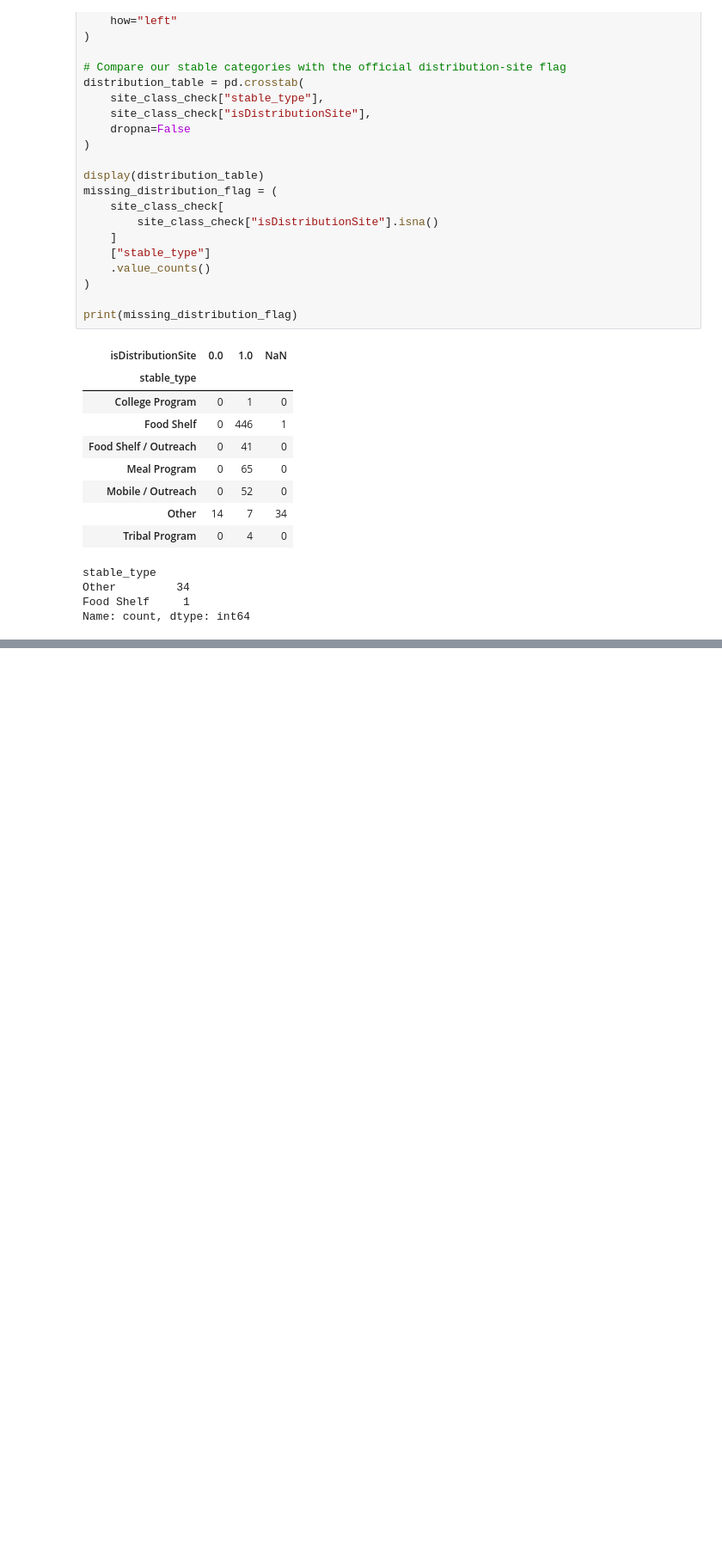
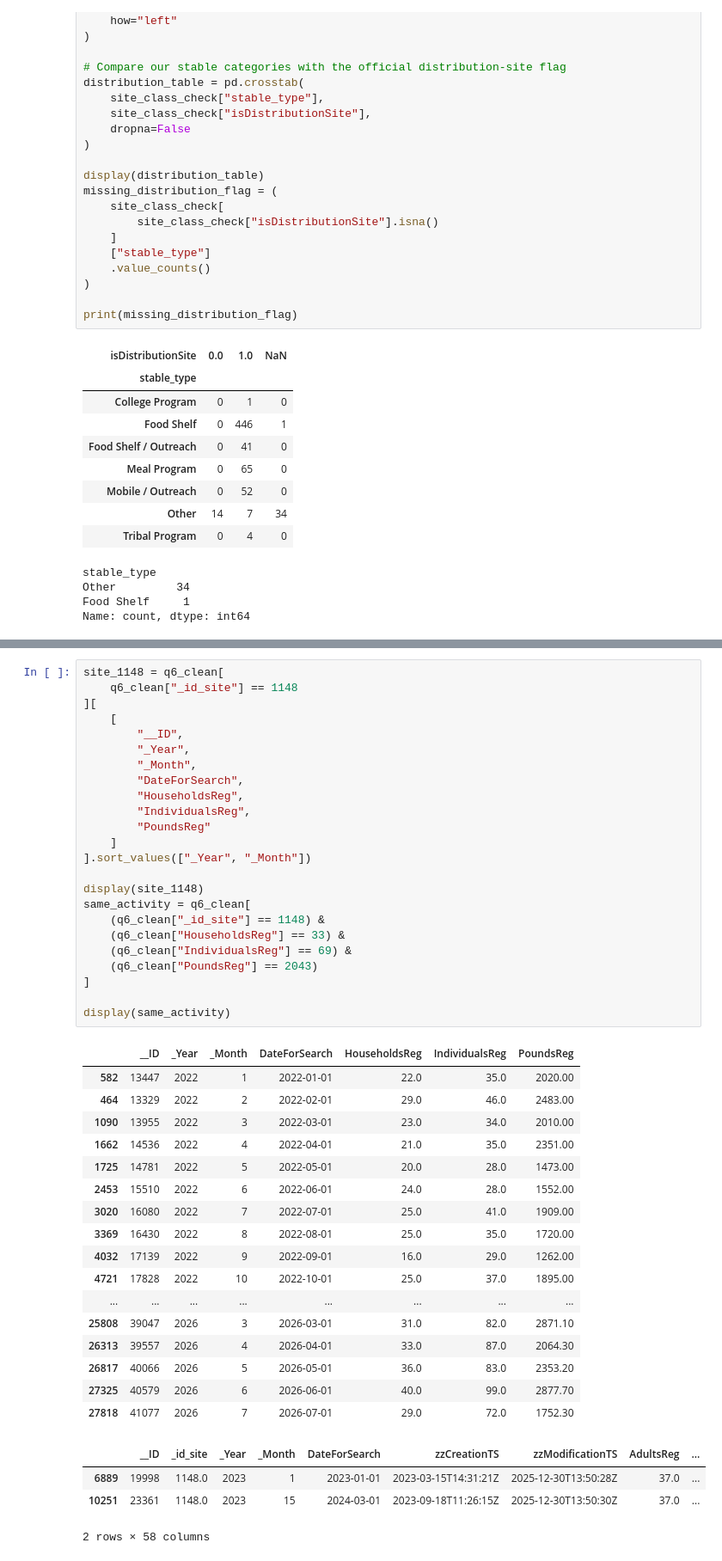
Before and after one commit to Hajar0Ahmed/MinneMUDAC2026Outliers, a Jupyter notebook: notebooks/reading.ipynb, the cells around one changed output, grey strips where cells are left out. Shown at 86% size. Saved outputs shown, nothing was run; the diff lists cells and outputs as text; blank space fills up the shorter version.

Commit message:
cleaning realtively okay now

```diff
--- a/notebooks/reading.ipynb
+++ b/notebooks/reading.ipynb
@@ -1492,0 +1735,46 @@ Name: count, dtype: int64
+# %%
+site_1148 = q6_clean[
+    q6_clean["_id_site"] == 1148
+][
+    [
+        "__ID",
+        "_Year",
+        "_Month",
+        "DateForSearch",
+        "HouseholdsReg",
+        "IndividualsReg",
+        "PoundsReg"
+    ]
+].sort_values(["_Year", "_Month"])
+
+display(site_1148)
+same_activity = q6_clean[
+    (q6_clean["_id_site"] == 1148) &
+    (q6_clean["HouseholdsReg"] == 33) &
+    (q6_clean["IndividualsReg"] == 69) &
+    (q6_clean["PoundsReg"] == 2043)
+]
+
+display(same_activity)
+# %% [output]
+|  | __ID | _Year | _Month | DateForSearch | HouseholdsReg | IndividualsReg | PoundsReg |
+| 582 | 13447 | 2022 | 1 | 2022-01-01 | 22.0 | 35.0 | 2020.00 |
+| 464 | 13329 | 2022 | 2 | 2022-02-01 | 29.0 | 46.0 | 2483.00 |
+| 1090 | 13955 | 2022 | 3 | 2022-03-01 | 23.0 | 34.0 | 2010.00 |
+| 1662 | 14536 | 2022 | 4 | 2022-04-01 | 21.0 | 35.0 | 2351.00 |
+| 1725 | 14781 | 2022 | 5 | 2022-05-01 | 20.0 | 28.0 | 1473.00 |
+| 2453 | 15510 | 2022 | 6 | 2022-06-01 | 24.0 | 28.0 | 1552.00 |
+| 3020 | 16080 | 2022 | 7 | 2022-07-01 | 25.0 | 41.0 | 1909.00 |
+| 3369 | 16430 | 2022 | 8 | 2022-08-01 | 25.0 | 35.0 | 1720.00 |
+| 4032 | 17139 | 2022 | 9 | 2022-09-01 | 16.0 | 29.0 | 1262.00 |
+| 4721 | 17828 | 2022 | 10 | 2022-10-01 | 25.0 | 37.0 | 1895.00 |
+| ... | ... | ... | ... | ... | ... | ... | ... |
+| 25808 | 39047 | 2026 | 3 | 2026-03-01 | 31.0 | 82.0 | 2871.10 |
+| 26313 | 39557 | 2026 | 4 | 2026-04-01 | 33.0 | 87.0 | 2064.30 |
+| 26817 | 40066 | 2026 | 5 | 2026-05-01 | 36.0 | 83.0 | 2353.20 |
+| 27325 | 40579 | 2026 | 6 | 2026-06-01 | 40.0 | 99.0 | 2877.70 |
+| 27818 | 41077 | 2026 | 7 | 2026-07-01 | 29.0 | 72.0 | 1752.30 |
+|  | __ID | _id_site | _Year | _Month | DateForSearch | zzCreationTS | zzModificationTS | AdultsReg | ... |
+| 6889 | 19998 | 1148.0 | 2023 | 1 | 2023-01-01 | 2023-03-15T14:31:21Z | 2025-12-30T13:50:28Z | 37.0 | ... |
+| 10251 | 23361 | 1148.0 | 2023 | 15 | 2024-03-01 | 2023-09-18T11:26:15Z | 2025-12-30T13:50:30Z | 37.0 | ... |
+2 rows × 58 columns
```
Also changed, not shown: parts of 8 cells of this notebook, 2 other files.
